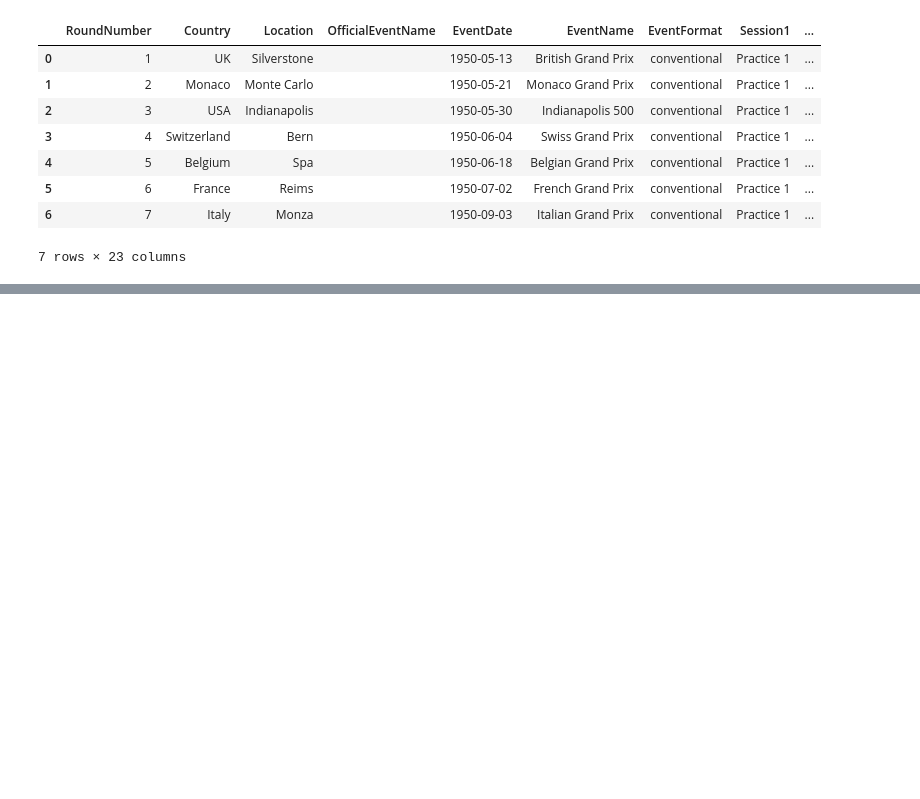
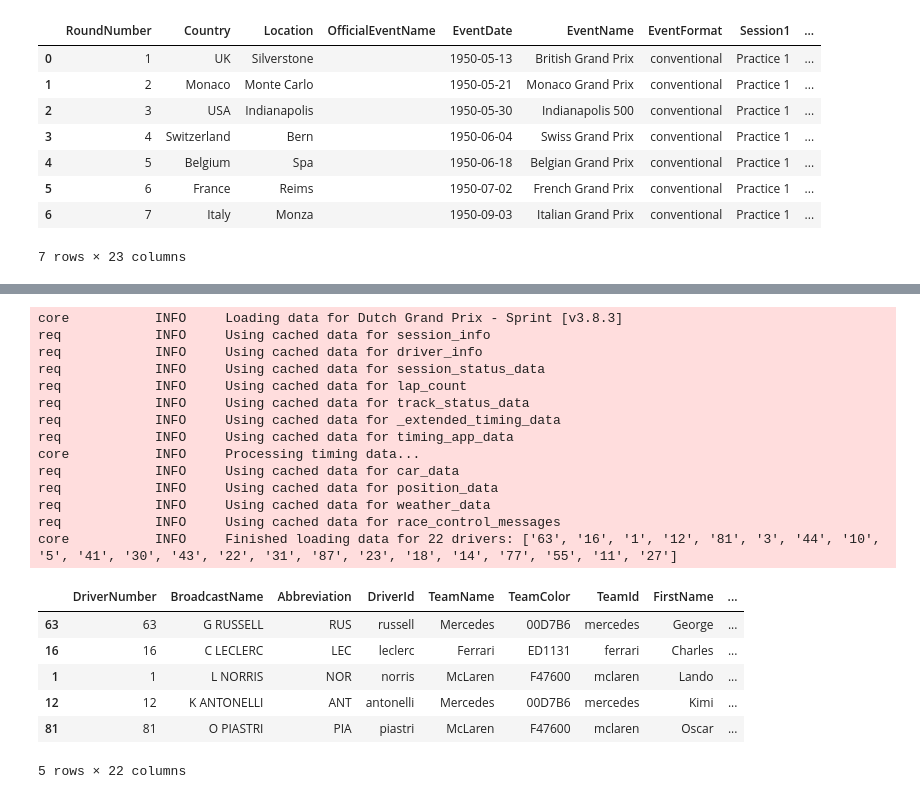
Before and after one commit to LukasBrookfield/f1-strategy-engine, a Jupyter notebook: notebooks/01_fastf1_test.ipynb, the cells around one changed output, grey strips where cells are left out. Drawn from its saved outputs; the diff is of its cells as text; code cells hidden in the pictures; blank space fills up the shorter version.

```diff
--- a/notebooks/01_fastf1_test.ipynb
+++ b/notebooks/01_fastf1_test.ipynb
@@ -165,2 +171,26 @@ NameError: name 'fastf1' is not defined
 # %%
-dutch.get_sprint().results
+sprint = dutch.get_sprint()
+sprint.load()
+sprint.results.head()
+# %% [output]
+core           INFO     Loading data for Dutch Grand Prix - Sprint [v3.8.3]
+req            INFO     Using cached data for session_info
+req            INFO     Using cached data for driver_info
+req            INFO     Using cached data for session_status_data
+req            INFO     Using cached data for lap_count
+req            INFO     Using cached data for track_status_data
+req            INFO     Using cached data for _extended_timing_data
+req            INFO     Using cached data for timing_app_data
+core           INFO     Processing timing data...
+req            INFO     Using cached data for car_data
+req            INFO     Using cached data for position_data
+req            INFO     Using cached data for weather_data
+req            INFO     Using cached data for race_control_messages
+core           INFO     Finished loading data for 22 drivers: ['63', '16', '1', '12', '81', '3', '44', '10', '5', '41', '30', '43', '22', '31', '87', '23', '18', '14', '77', '55', '11', '27']
+|  | DriverNumber | BroadcastName | Abbreviation | DriverId | TeamName | TeamColor | TeamId | FirstName | ... |
+| 63 | 63 | G RUSSELL | RUS | russell | Mercedes | 00D7B6 | mercedes | George | ... |
+| 16 | 16 | C LECLERC | LEC | leclerc | Ferrari | ED1131 | ferrari | Charles | ... |
+| 1 | 1 | L NORRIS | NOR | norris | McLaren | F47600 | mclaren | Lando | ... |
+| 12 | 12 | K ANTONELLI | ANT | antonelli | Mercedes | 00D7B6 | mercedes | Kimi | ... |
+| 81 | 81 | O PIASTRI | PIA | piastri | McLaren | F47600 | mclaren | Oscar | ... |
+5 rows × 22 columns
```
Also changed, not shown: parts of 2 cells of this notebook, 3 other files.
